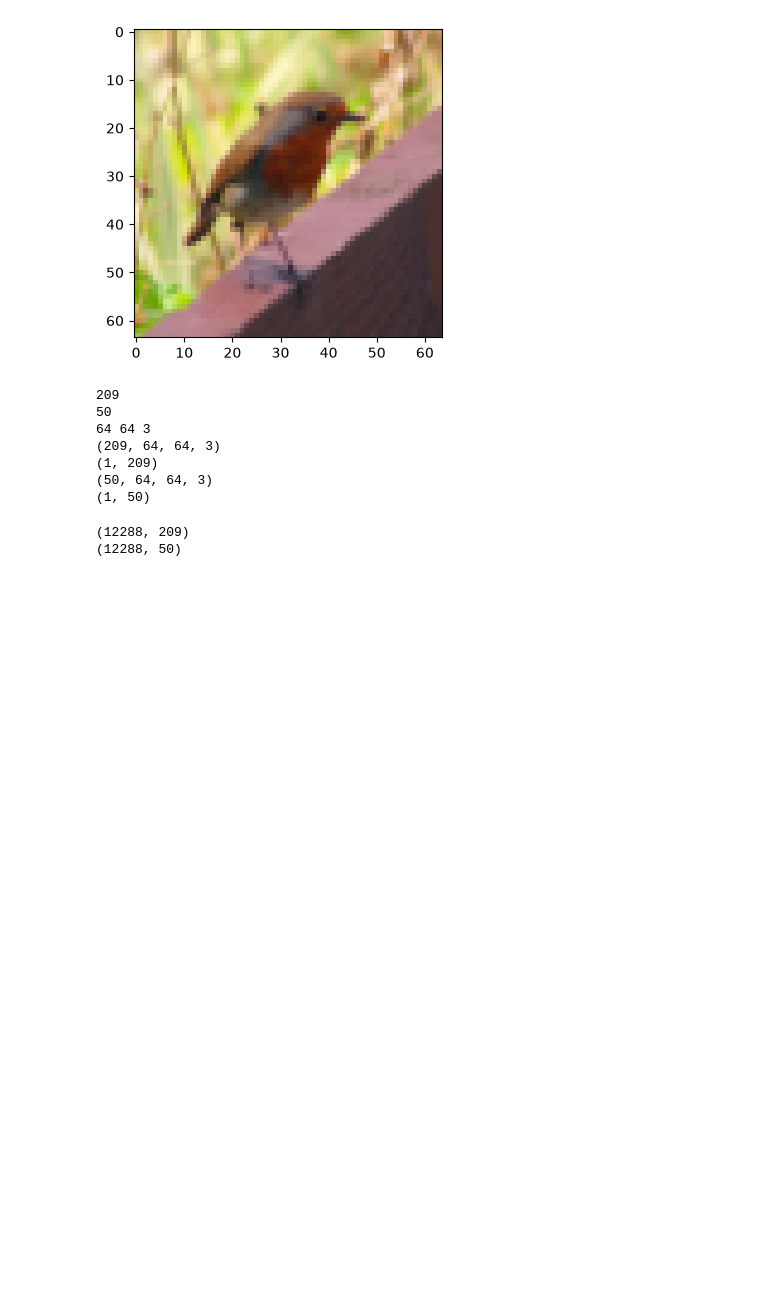
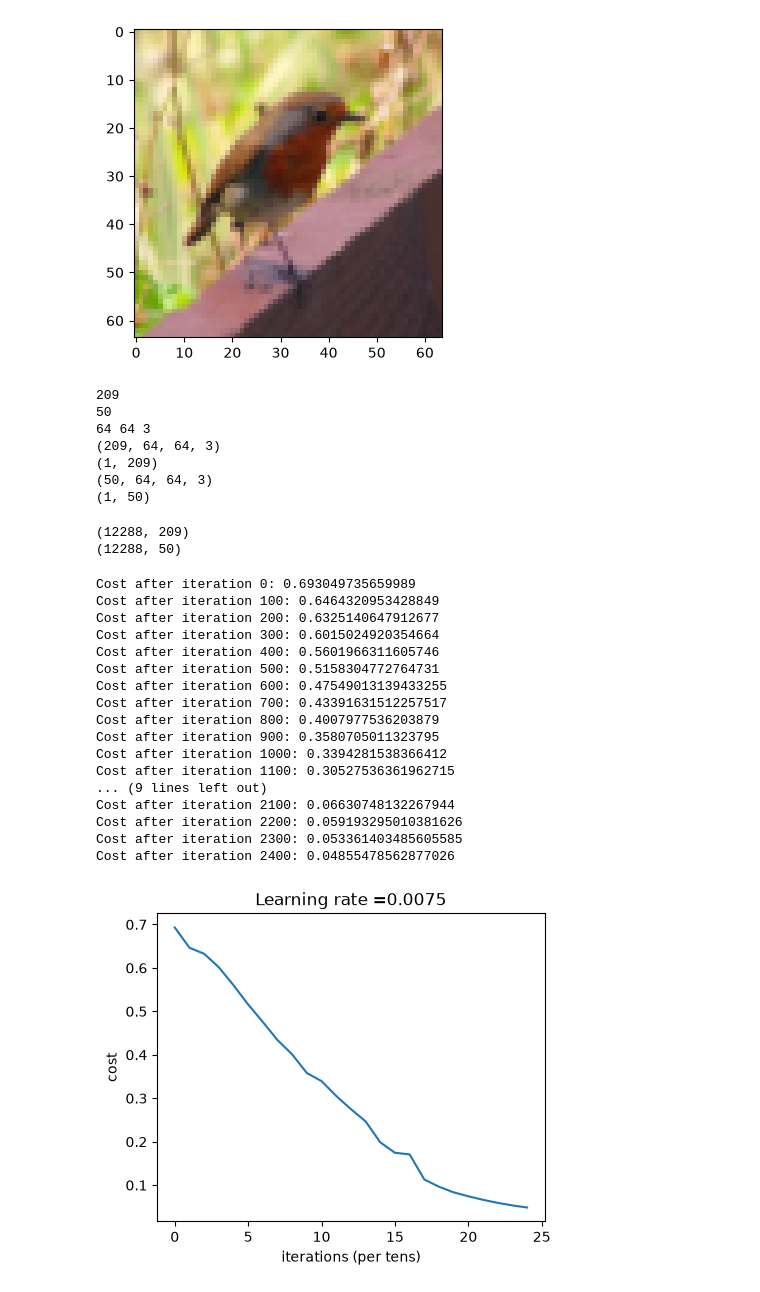
Before and after one commit to RishxGit/deeplearning, a Jupyter notebook: image_classification.ipynb, the cells around one changed output. Drawn from its saved outputs; the diff is of its cells as text; code cells hidden in the pictures; blank space fills up the shorter version.

Commit message:
Two-layer neural network

```diff
--- a/image_classification.ipynb
+++ b/image_classification.ipynb
@@ -76,3 +76,66 @@ print(test_x.shape)
 # %% [output]
 (12288, 209)
 (12288, 50)
+# %%
+def two_layer_model(X,Y,layers_dims,learning_rate = 0.0075, num_iterations = 3000, print_cost=False):
+    np.random.seed(1)
+
+    n_x, n_h, n_y = layers_dims
+    parameters = initialize_parameters(n_x, n_h, n_y)
+    costs = []
+
+
+    for i in range(num_iterations):
+        W1 = parameters['W1']
+        b1 = parameters['b1']
+        W2 = parameters['W2']
+        b2 = parameters['b2']
+
+        A1, cache1 = linear_activation_forward(X,W1,b1,'relu')
+        A2, cache2 = linear_activation_forward(A1,W2,b2,'sigmoid')
+
+        cost = compute_cost(A2,Y)
+
+        dA2 = -(np.divide(Y,A2) - np.divide(1 - Y, 1 - A2))
+
+        dA1, dW2, db2 = linear_activation_backward(dA2, cache2, 'sigmoid')
+        dA0, dW1, db1 = linear_activation_backward(dA1, cache1, 'relu')
+
+        grads = {'dW1':dW1, 'db1': db1, 'dA0': dA0,
+                'dW2':dW2, 'db2': db2, 'dA1': dA1}
+
+        parameters = update_parameters(parameters,grads,learning_rate)
+
+        if i % 100 == 0:
+            costs.append(cost)
+            if print_cost:
+                print(f"Cost after iteration {i}: {np.squeeze(cost)}")
+
+    plt.plot(np.squeeze(costs))
+    plt.ylabel('cost')
+    plt.xlabel('iterations (per tens)')
+    plt.title("Learning rate =" + str(learning_rate))
+    plt.show()
+
+    return parameters, costs
+# %%
+parameters = two_layer_model(train_x, train_y, layers_dims = (n_x, n_h, n_y), num_iterations = 2500, print_cost=True)
+# %% [output]
+Cost after iteration 0: 0.693049735659989
+Cost after iteration 100: 0.6464320953428849
+Cost after iteration 200: 0.6325140647912677
+Cost after iteration 300: 0.6015024920354664
+Cost after iteration 400: 0.5601966311605746
+Cost after iteration 500: 0.5158304772764731
+Cost after iteration 600: 0.47549013139433255
+Cost after iteration 700: 0.43391631512257517
+Cost after iteration 800: 0.4007977536203879
+Cost after iteration 900: 0.3580705011323795
+Cost after iteration 1000: 0.3394281538366412
+Cost after iteration 1100: 0.30527536361962715
+... (9 lines left out)
+Cost after iteration 2100: 0.06630748132267944
+Cost after iteration 2200: 0.059193295010381626
+Cost after iteration 2300: 0.053361403485605585
+Cost after iteration 2400: 0.04855478562877026
+[figure, added]
```
